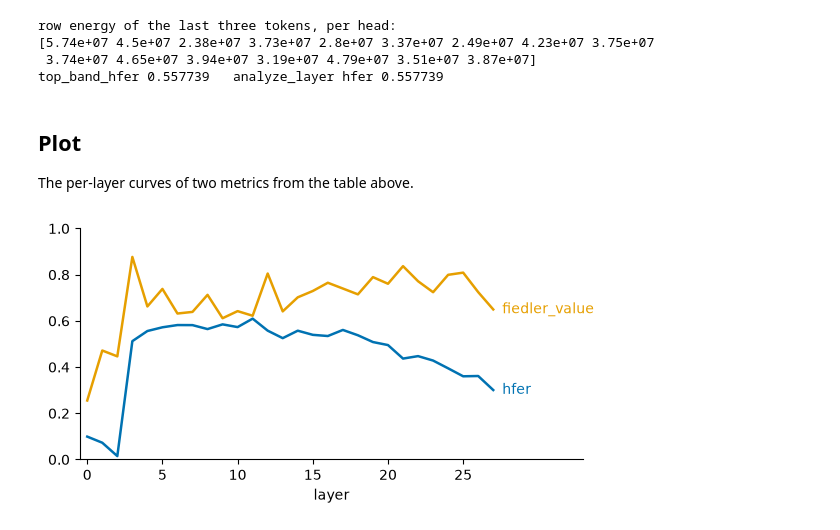
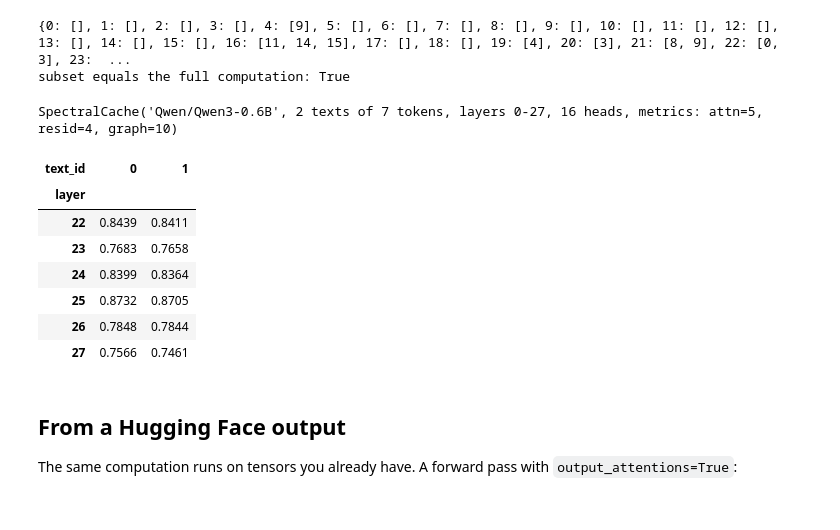
Before and after one commit to vcnoel/spectral-trust, a Jupyter notebook: examples/quickstart.ipynb, the cells around one changed output. Saved outputs shown, nothing was run; the diff lists cells and outputs as text; code cells hidden in the pictures.

```diff
--- a/examples/quickstart.ipynb
+++ b/examples/quickstart.ipynb
@@ -129,0 +39,12 @@ layer 12 equals the analyze_layer call above: True
+# %%
+import transformers
+
+transformers.logging.set_verbosity_error()
+transformers.utils.logging.disable_progress_bar()
+
+model = st.SpectralModel.from_pretrained("Qwen/Qwen3-0.6B")
+text = "The cat sat on the mat because it was warm."
+cache = model.run_with_spectra(text)
+print(model)
+print(cache)
+print(cache.tokens)
@@ -179,35 +136,33 @@ layer 22, heads [0, 3]: fiedler_value [0.963 0.902], hybrid hfer [0.374 0.377]
-# %%
-from spectral_trust import row_dirichlet_energy, top_band_hfer
-
-S = X.shape[0]
-rows = range(S - 3, S)                                    # the last three tokens
-energy = row_dirichlet_energy(W[0], X, rows=rows)         # [heads]
-print("row energy of the last three tokens, per head:")
-print(np.array2string(energy.numpy(), max_line_width=88,
-                      formatter={"float_kind": lambda v: f"{v:.3g}"}))
-
-print(f"top_band_hfer {top_band_hfer(L, X):.6f}   analyze_layer hfer {diag.hfer:.6f}")
-# %% [output]
-row energy of the last three tokens, per head:
-[5.74e+07 4.5e+07 2.38e+07 3.73e+07 2.8e+07 3.37e+07 2.49e+07 4.23e+07 3.75e+07
- 3.74e+07 4.65e+07 3.94e+07 3.19e+07 4.79e+07 3.51e+07 3.87e+07]
-top_band_hfer 0.557739   analyze_layer hfer 0.557739
-# %% [markdown]
-## Plot
-
-The per-layer curves of two metrics from the table above.
-# %%
-import matplotlib.pyplot as plt
-
-fig, ax = plt.subplots(figsize=(6.5, 3))
-for name, colour in (("fiedler_value", "#E69F00"), ("hfer", "#0072B2")):
-    ax.plot(table.index, table[name], color=colour, lw=1.8)
-    ax.text(table.index[-1] + 0.6, table[name].iloc[-1], name, color=colour, va="center")
-ax.set_xlabel("layer")
-ax.set_ylim(0, 1)
-ax.set_xlim(-0.5, table.index[-1] + 6)
-ax.set_xticks(range(0, len(table), 5))
-ax.spines[["top", "right"]].set_visible(False)
-plt.show()
-# %% [output]
-[figure, removed]
+# %%
+scores = np.stack([cache[f"blocks.{l}.attn.pattern"][:, :, 0].mean(-1) for l in cache.layers])
+top = st.heads_from_scores(scores, k=10)                       # [(layer, head), ...]
+subset = model.run_with_spectra(text, heads=top, metrics=["attn"])
+print(subset.heads)
+print("subset equals the full computation:",
+      all(np.allclose(subset[f"blocks.{l}.attn.fiedler_value"][h],
+                      cache[f"blocks.{l}.attn.fiedler_value"][h]) for l, h in top))
+# %% [output]
+{0: [], 1: [], 2: [], 3: [], 4: [9], 5: [], 6: [], 7: [], 8: [], 9: [], 10: [], 11: [], 12: [], 13: [], 14: [], 15: [], 16: [11, 14, 15], 17: [], 18: [], 19: [4], 20: [3], 21: [8, 9], 22: [0, 3], 23:  ...
+subset equals the full computation: True
+# %%
+texts = ["The capital of France is Paris.", "The capital of France is Rome."]
+batch = model.run_with_spectra(texts)
+print(batch)
+table = batch.to_dataframe(metrics=["graph.fiedler_value"]).pivot(
+    index="layer", columns="text_id", values="value")
+table.round(4).tail(6)
+# %% [output]
+SpectralCache('Qwen/Qwen3-0.6B', 2 texts of 7 tokens, layers 0-27, 16 heads, metrics: attn=5, resid=4, graph=10)
+| text_id | 0 | 1 |
+| layer |  |  |
+| 22 | 0.8439 | 0.8411 |
+| 23 | 0.7683 | 0.7658 |
+| 24 | 0.8399 | 0.8364 |
+| 25 | 0.8732 | 0.8705 |
+| 26 | 0.7848 | 0.7844 |
+| 27 | 0.7566 | 0.7461 |
+# %% [markdown]
+## From a Hugging Face output
+
+The same computation runs on tensors you already have. A forward pass with
+`output_attentions=True`:
```
Also changed, not shown: parts of 25 cells of this notebook.
